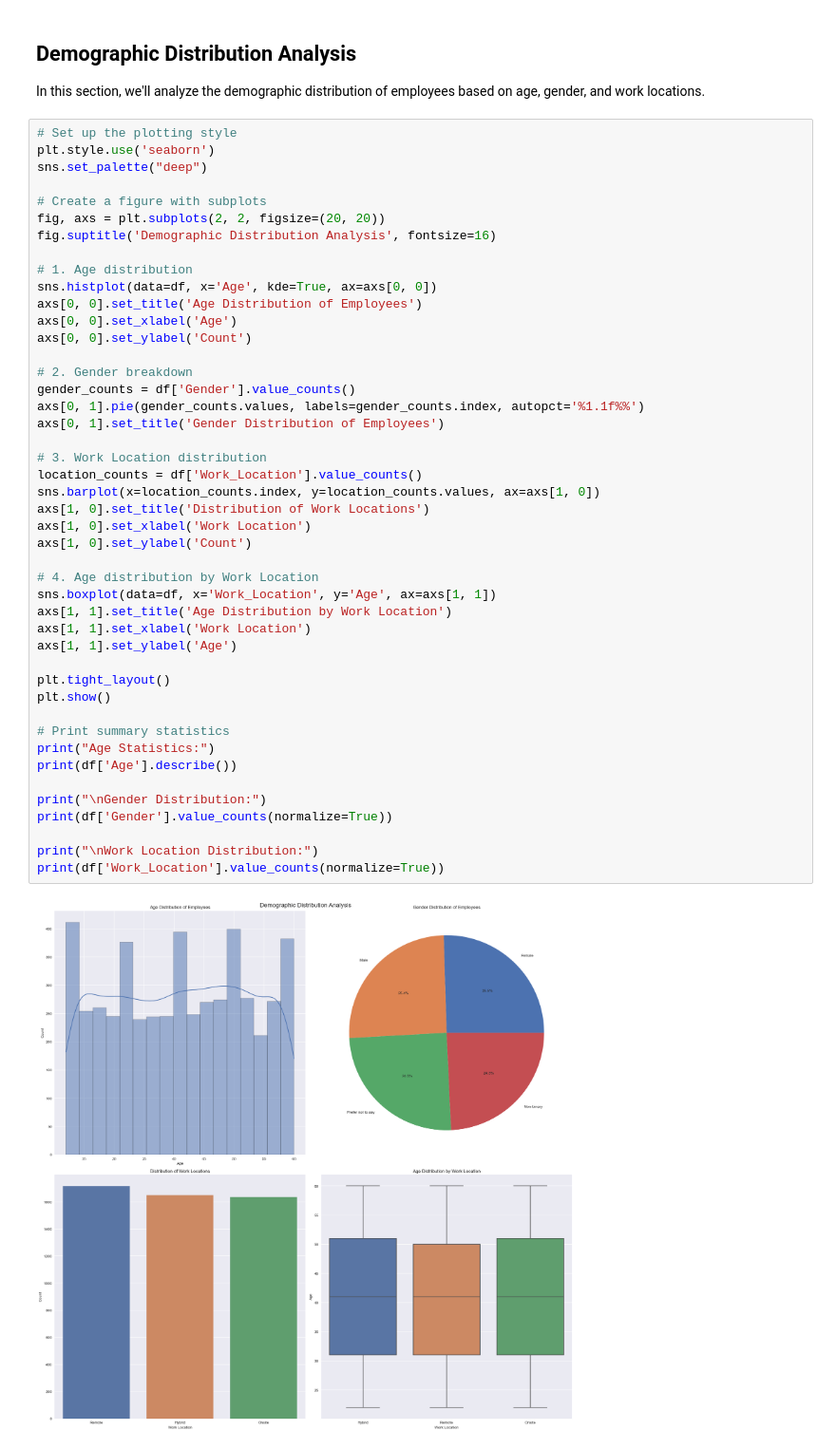
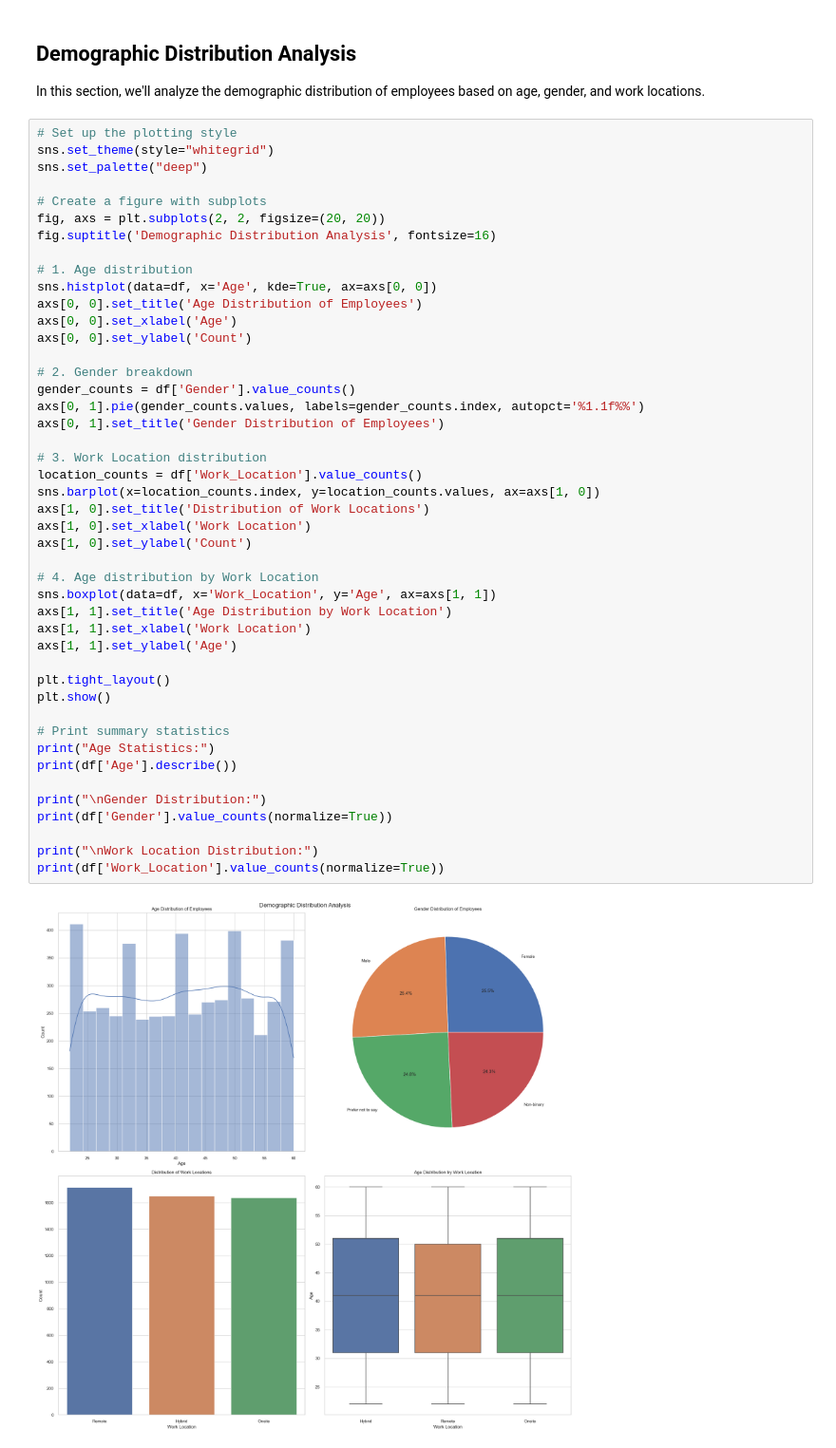
Before and after one commit to ryantpham/RW_MentalHealthEDA, a Jupyter notebook: RemoteWork_MentalHealth_Analysis.ipynb, the cells around one changed output. Shown at 95% size. Drawn from its saved outputs; the diff is of its cells as text.

```diff
--- a/RemoteWork_MentalHealth_Analysis.ipynb
+++ b/RemoteWork_MentalHealth_Analysis.ipynb
@@ -56,7 +70,7 @@ print(df['Industry'].unique())
 In this section, we'll analyze the demographic distribution of employees based on age, gender, and work locations.
 # %%
 # Set up the plotting style
-plt.style.use('seaborn')
+sns.set_theme(style="whitegrid")
 sns.set_palette("deep")
 
 # Create a figure with subplots
@@ -73,34 +87,34 @@ axs[0, 0].set_ylabel('Count')
 gender_counts = df['Gender'].value_counts()
 axs[0, 1].pie(gender_counts.values, labels=gender_counts.index, autopct='%1.1f%%')
 axs[0, 1].set_title('Gender Distribution of Employees')
 
 # 3. Work Location distribution
 location_counts = df['Work_Location'].value_counts()
 sns.barplot(x=location_counts.index, y=location_counts.values, ax=axs[1, 0])
 axs[1, 0].set_title('Distribution of Work Locations')
 axs[1, 0].set_xlabel('Work Location')
 axs[1, 0].set_ylabel('Count')
 
 # 4. Age distribution by Work Location
 sns.boxplot(data=df, x='Work_Location', y='Age', ax=axs[1, 1])
 axs[1, 1].set_title('Age Distribution by Work Location')
 axs[1, 1].set_xlabel('Work Location')
 axs[1, 1].set_ylabel('Age')
 
 plt.tight_layout()
 plt.show()
 
 # Print summary statistics
 print("Age Statistics:")
 print(df['Age'].describe())
 
 print("\nGender Distribution:")
 print(df['Gender'].value_counts(normalize=True))
 
 print("\nWork Location Distribution:")
 print(df['Work_Location'].value_counts(normalize=True))
 # %% [output]
-[figure, old version]
+[figure, new version]
 Age Statistics:
 count    5000.000000
 mean       40.995000
```
Also changed, not shown: parts of 5 cells of this notebook.
